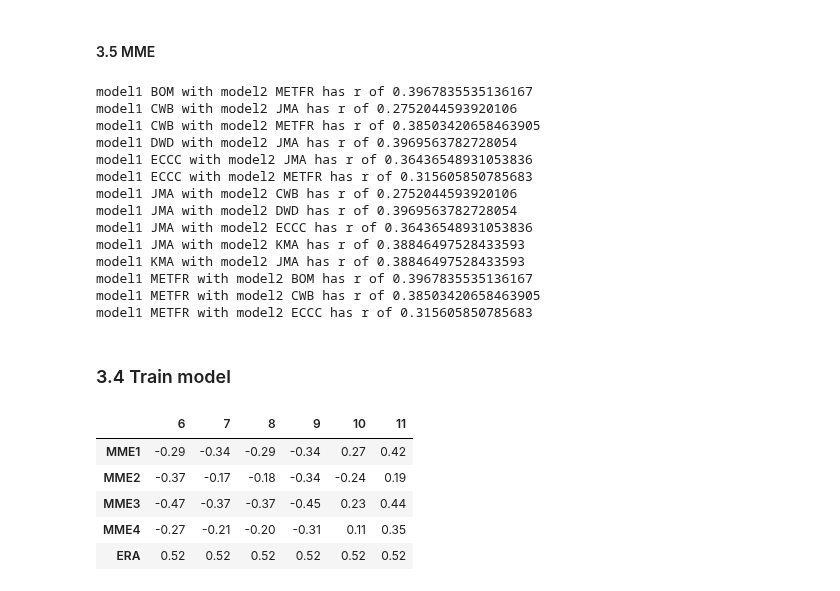
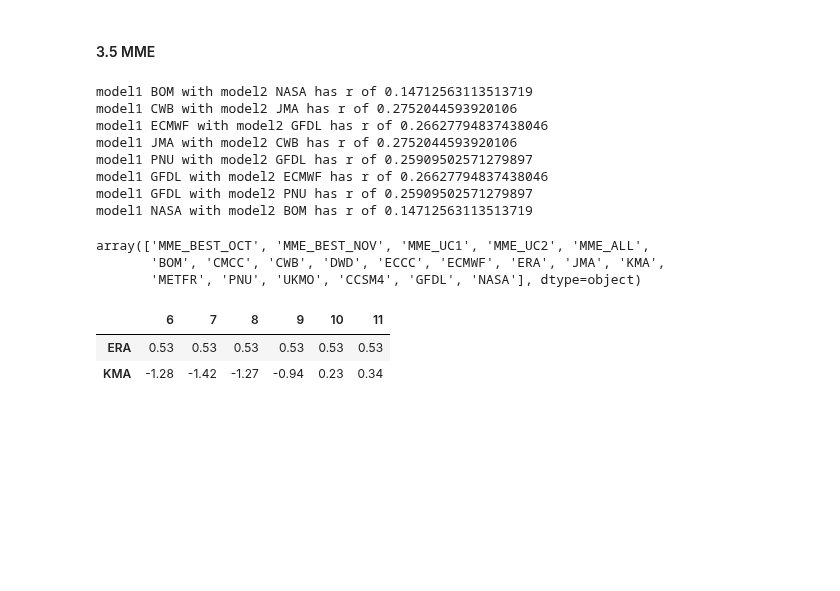
Before and after one commit to mzachow/wheat-yield-forecast-argentina, a Jupyter notebook: train_model_SCM.ipynb, the cells around one changed output. Saved outputs shown, nothing was run; the diff lists cells and outputs as text; code cells hidden in the pictures; blank space fills up the shorter version.

```diff
--- a/train_model_SCM.ipynb
+++ b/train_model_SCM.ipynb
@@ -86,7 +86,7 @@ plt.show()
 #### 3.1 Expand features through basis functions
 # %%
 li = []
-for model in ['BOM', 'CMCC', 'CWB', 'DWD', 'ECCC', 'ECMWF', 'ERA', 'JMA', 'KMA', 'METFR', 'PNU', 'UKMO']:
+for model in ['BOM', 'CMCC', 'CWB', 'DWD', 'ECCC', 'ECMWF', 'ERA', 'JMA', 'KMA', 'METFR', 'PNU', 'UKMO', 'CCSM4', 'GFDL', 'NASA']:
 
     X = x_y_cv.loc[(x_y_cv["model"] == model), [c for c in x_y_cv.columns if ("rain" in c) or ("tmean" in c)]].reset_index(drop=True)
     y = x_y_cv.loc[(x_y_cv["model"] == model), [c for c in x_y_cv.columns if ("rain" not in c) and ("tmean" not in c)]].reset_index(drop=True)
@@ -135,0 +196,19 @@ x_y_cv_expanded.head()
+# %%
+models = ['BOM', 'CMCC', 'CWB', 'DWD', 'ECCC', 'ECMWF', 'ERA', 'JMA', 'KMA', 'METFR', 'PNU', 'UKMO', 'CCSM4', 'GFDL', 'NASA']
+results = pd.DataFrame(0, index=models, columns=[6, 7, 8, 9, 10, 11])
+for im in [6, 7, 8, 9, 10, 11]:
+    for model in models:
+        res = kfold_cross_validation(x_y_cv_expanded, model=model, init=im, no_of_features=2)
+        # rmse
+        #metric = 100 * mse(res["yield anomaly [%]"], res["predicted"], squared=False)
+        # mae
+        #metric = np.round(mae(res["predicted"], res["yield anomaly [%]"]), 4)
+        # r
+        #metric = np.round(pearsonr(res["predicted"], res["yield anomaly [%]"])[0], 2)
+
+        # coefficient of determination
+        metric = r2(res["yield anomaly [%]"], res["predicted"])
+
+        results.loc[model, im] = np.round(metric, 2)
+
+results
@@ -141,37 +237,30 @@ df_lean_era = x_y_cv_expanded.loc[(x_y_cv_expanded["init_month"] == 12) & (x_y_c
 
 model_to_error = {}
 
-for model in ['BOM', 'CMCC', 'CWB', 'DWD', 'ECCC', 'ECMWF', 'JMA', 'KMA', 'METFR', 'PNU', 'UKMO']:
+for model in ['BOM', 'CMCC', 'CWB', 'DWD', 'ECCC', 'ECMWF', 'JMA', 'KMA', 'METFR', 'PNU', 'UKMO', 'CCSM4', 'GFDL', 'NASA']:
     bias = np.array(df_lean.loc[df_lean["model"] == model, ['rr_11_b', 'rt_9_a']]) -  np.array(df_lean_era.loc[df_lean_era["model"] == "ERA", ['rr_11_b', 'rt_9_a']])
     model_to_error[model] = bias
 
-for model1 in ['BOM', 'CMCC', 'CWB', 'DWD', 'ECCC', 'ECMWF', 'JMA', 'KMA', 'METFR', 'PNU', 'UKMO']:
-    for model2 in ['BOM', 'CMCC', 'CWB', 'DWD', 'ECCC', 'ECMWF', 'JMA', 'KMA', 'METFR', 'PNU', 'UKMO']:
+for model1 in ['BOM', 'CMCC', 'CWB', 'DWD', 'ECCC', 'ECMWF', 'JMA', 'KMA', 'METFR', 'PNU', 'UKMO', 'CCSM4', 'GFDL', 'NASA']:
+    for model2 in ['BOM', 'CMCC', 'CWB', 'DWD', 'ECCC', 'ECMWF', 'JMA', 'KMA', 'METFR', 'PNU', 'UKMO', 'CCSM4', 'GFDL', 'NASA']:
         r = pearsonr(np.array(model_to_error[model1]).reshape(-1,1).flatten(),
                      np.array(model_to_error[model2]).reshape(-1,1).flatten())[0]
-        if r < 0.4:
+        if r < 0.3:
             print("model1 {} with model2 {} has r of {}".format(model1, model2, r))
 # %% [output]
-model1 BOM with model2 METFR has r of 0.3967835535136167
+model1 BOM with model2 NASA has r of 0.14712563113513719
 model1 CWB with model2 JMA has r of 0.2752044593920106
-model1 CWB with model2 METFR has r of 0.38503420658463905
-model1 DWD with model2 JMA has r of 0.3969563782728054
-model1 ECCC with model2 JMA has r of 0.36436548931053836
-model1 ECCC with model2 METFR has r of 0.315605850785683
+model1 ECMWF with model2 GFDL has r of 0.26627794837438046
 model1 JMA with model2 CWB has r of 0.2752044593920106
-model1 JMA with model2 DWD has r of 0.3969563782728054
-model1 JMA with model2 ECCC has r of 0.36436548931053836
-model1 JMA with model2 KMA has r of 0.38846497528433593
-model1 KMA with model2 JMA has r of 0.38846497528433593
-model1 METFR with model2 BOM has r of 0.3967835535136167
-model1 METFR with model2 CWB has r of 0.38503420658463905
-model1 METFR with model2 ECCC has r of 0.315605850785683
+model1 PNU with model2 GFDL has r of 0.25909502571279897
+model1 GFDL with model2 ECMWF has r of 0.26627794837438046
+model1 GFDL with model2 PNU has r of 0.25909502571279897
+model1 NASA with model2 BOM has r of 0.14712563113513719
 # %%
-mme1 = x_y_cv_expanded.loc[x_y_cv_expanded["model"].isin(["BOM", "CWB", "DWD", "ECCC", "JMA", "KMA"])].assign(model="MME1").groupby(["model", "year", "init_month"]).mean().reset_index()
-mme2 = x_y_cv_expanded.loc[x_y_cv_expanded["model"].isin(["CMCC", "ECMWF", "METFR", "PNU", "UKMO"])].assign(model="MME2").groupby(["model", "year", "init_month"]).mean().reset_index()
-mme3 = x_y_cv_expanded.loc[x_y_cv_expanded["model"].isin(['DWD', 'JMA', 'KMA', 'ECCC',' CWB'])].assign(model="MME3").groupby(["model", "year", "init_month"]).mean().reset_index()
-mme4 = x_y_cv_expanded.loc[x_y_cv_expanded["model"] != "ERA"].assign(model="MME4").groupby(["model", "year", "init_month"]).mean().reset_index()
+mme1 = x_y_cv_expanded.loc[x_y_cv_expanded["model"].isin(["BOM", "CWB", "KMA", "GFDL", "NASA"])].assign(model="MME_BEST_OCT").groupby(["model", "year", "init_month"]).mean().reset_index()
+mme2 = x_y_cv_expanded.loc[x_y_cv_expanded["model"].isin(['CMCC', 'CWB', 'DWD', 'ECCC', 'KMA', 'METFR', 'UKMO', 'CCSM4', 'GFDL', 'NASA'])].assign(model="MME_BEST_NOV").groupby(["model", "year", "init_month"]).mean().reset_index()
+mme3 = x_y_cv_expanded.loc[x_y_cv_expanded["model"].isin(["BOM", "NASA"])].assign(model="MME_UC1").groupby(["model", "year", "init_month"]).mean().reset_index()
+mme4 = x_y_cv_expanded.loc[x_y_cv_expanded["model"].isin(["JMA", "CWB"])].assign(model="MME_UC2").groupby(["model", "year", "init_month"]).mean().reset_index()
+mme5 = x_y_cv_expanded.loc[x_y_cv_expanded["model"] != "ERA"].assign(model="MME_ALL").groupby(["model", "year", "init_month"]).mean().reset_index()
 
-x_y_cv_expanded = pd.concat([mme1, mme2, mme3, mme4, x_y_cv_expanded], ignore_index=True)
+x_y_cv_expanded = pd.concat([mme1, mme2, mme3, mme4, mme5, x_y_cv_expanded], ignore_index=True)
-# %% [markdown]
-### 3.4 Train model
@@ -230,26 +267,28 @@ def kfold_cross_validation(data, model="ECMWF", init=8, no_of_features=2):
+# %%
+x_y_cv_expanded["model"].unique()
+# %% [output]
+array(['MME_BEST_OCT', 'MME_BEST_NOV', 'MME_UC1', 'MME_UC2', 'MME_ALL',
+       'BOM', 'CMCC', 'CWB', 'DWD', 'ECCC', 'ECMWF', 'ERA', 'JMA', 'KMA',
+       'METFR', 'PNU', 'UKMO', 'CCSM4', 'GFDL', 'NASA'], dtype=object)
 # %%
-models = ['MME1', 'MME2', 'MME3', 'MME4', 'ERA']
+models = ['ERA', 'KMA']
 results = pd.DataFrame(0, index=models, columns=[6, 7, 8, 9, 10, 11])
 for im in [6, 7, 8, 9, 10, 11]:
     for model in models:
-        res = kfold_cross_validation(x_y_cv_expanded, model=model, init=im, no_of_features=3)
+        res = kfold_cross_validation(x_y_cv_expanded, model=model, init=im, no_of_features=2)
         # rmse
         #metric = 100 * mse(res["yield anomaly [%]"], res["predicted"], squared=False)
         # mae
         #metric = np.round(mae(res["predicted"], res["yield anomaly [%]"]), 4)
         # r
         #metric = np.round(pearsonr(res["predicted"], res["yield anomaly [%]"])[0], 2)
-
         # coefficient of determination
         metric = r2(res["yield anomaly [%]"], res["predicted"])
 
         results.loc[model, im] = np.round(metric, 2)
 
 results
 # %% [output]
 |  | 6 | 7 | 8 | 9 | 10 | 11 |
-| MME1 | -0.29 | -0.34 | -0.29 | -0.34 | 0.27 | 0.42 |
-| MME2 | -0.37 | -0.17 | -0.18 | -0.34 | -0.24 | 0.19 |
-| MME3 | -0.47 | -0.37 | -0.37 | -0.45 | 0.23 | 0.44 |
-| MME4 | -0.27 | -0.21 | -0.20 | -0.31 | 0.11 | 0.35 |
-| ERA | 0.52 | 0.52 | 0.52 | 0.52 | 0.52 | 0.52 |
+| ERA | 0.53 | 0.53 | 0.53 | 0.53 | 0.53 | 0.53 |
+| KMA | -1.28 | -1.42 | -1.27 | -0.94 | 0.23 | 0.34 |
```
Also changed, not shown: parts of 9 cells of this notebook, 3 other files.
